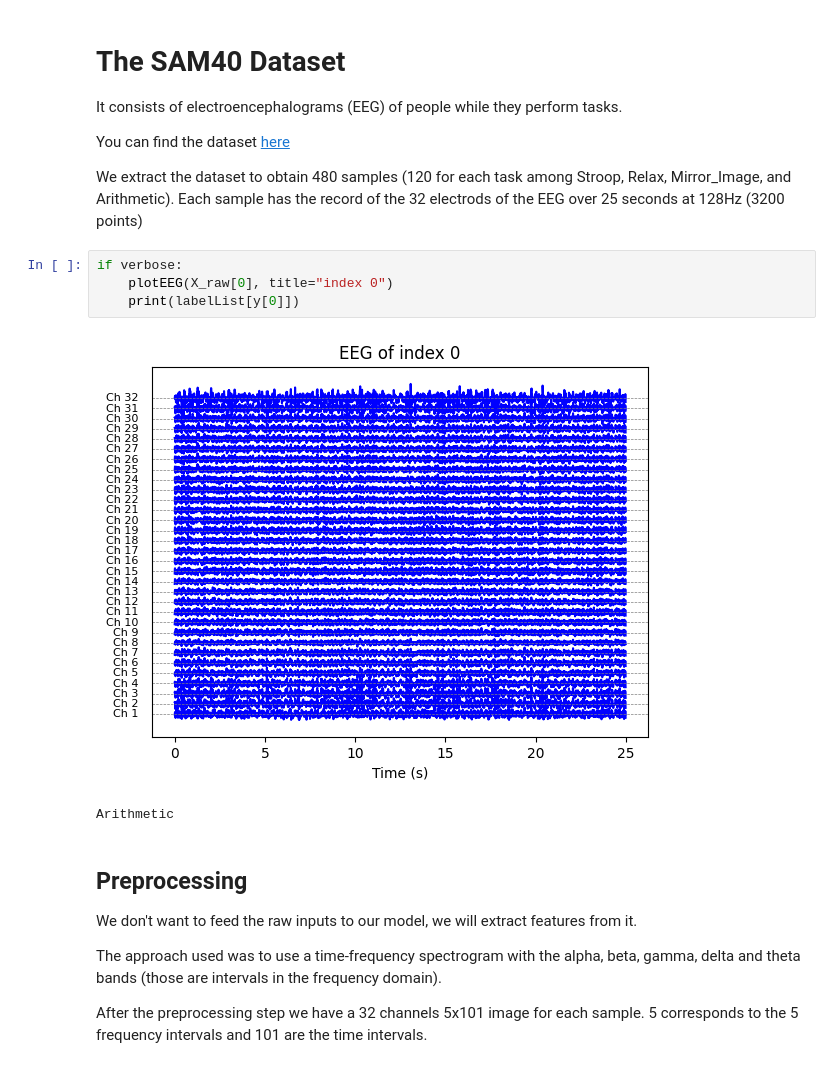
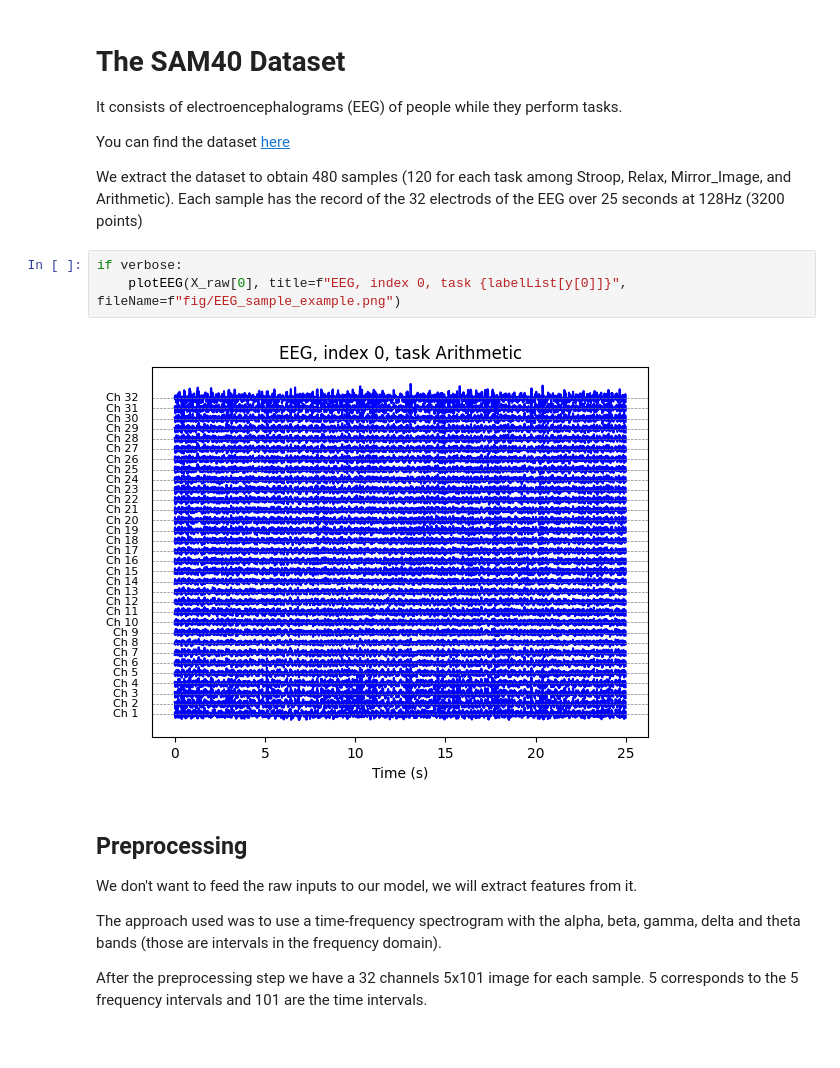
Before and after one commit to UlysseDurand/eeg-ml, a Jupyter notebook: EEG-classification/main.ipynb, the cells around one changed output. Drawn from its saved outputs; the diff is of its cells as text.

```diff
--- a/EEG-classification/main.ipynb
+++ b/EEG-classification/main.ipynb
@@ -50,11 +52,9 @@ We extract the dataset to obtain 480 samples (120 for each task among Stroop, Re
 Each sample has the record of the 32 electrods of the EEG over 25 seconds at 128Hz (3200 points)
 # %%
 if verbose:
-    plotEEG(X_raw[0], title="index 0")
-    print(labelList[y[0]])
+    plotEEG(X_raw[0], title=f"EEG, index 0, task {labelList[y[0]]}", fileName=f"fig/EEG_sample_example.png")
 # %% [output]
-[figure, old version]
+[figure, new version]
-Arithmetic
 # %% [markdown]
 ## Preprocessing
 
```
Also changed, not shown: parts of 8 cells of this notebook, 15 other files.
